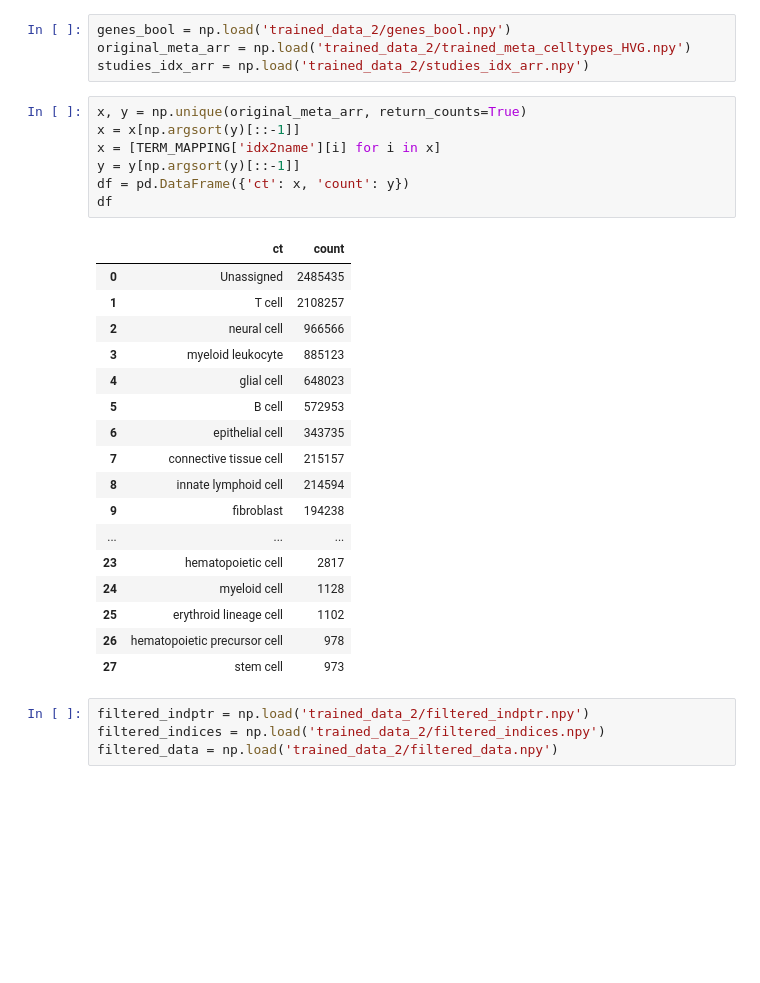
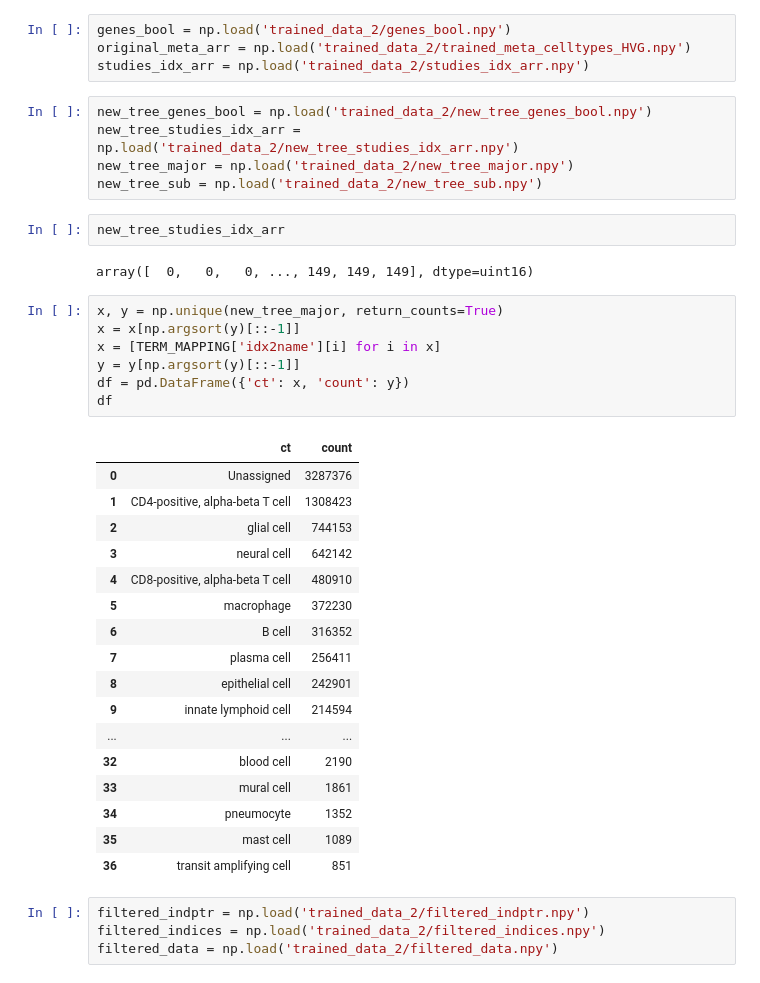
Before and after one commit to duyson1999/celltypes_prediction, a Jupyter notebook: SGD_partial_fit.ipynb, the cells around one changed output. Drawn from its saved outputs; the diff is of its cells as text; blank space fills up the shorter version.

Commit message:
train data on new tree cell types

```diff
--- a/SGD_partial_fit.ipynb
+++ b/SGD_partial_fit.ipynb
@@ -74,31 +75,40 @@ def convert_library_size(csr_cxg, n_genes=N_GENES, size_factor=DEFAULT_SIZE_FACT
 genes_bool = np.load('trained_data_2/genes_bool.npy')
 original_meta_arr = np.load('trained_data_2/trained_meta_celltypes_HVG.npy')
 studies_idx_arr = np.load('trained_data_2/studies_idx_arr.npy')
+# %%
+new_tree_genes_bool = np.load('trained_data_2/new_tree_genes_bool.npy')
+new_tree_studies_idx_arr = np.load('trained_data_2/new_tree_studies_idx_arr.npy')
+new_tree_major = np.load('trained_data_2/new_tree_major.npy')
+new_tree_sub = np.load('trained_data_2/new_tree_sub.npy')
+# %%
+new_tree_studies_idx_arr
+# %% [output]
+array([  0,   0,   0, ..., 149, 149, 149], dtype=uint16)
 # %%
-x, y = np.unique(original_meta_arr, return_counts=True)
+x, y = np.unique(new_tree_major, return_counts=True)
 x = x[np.argsort(y)[::-1]]
 x = [TERM_MAPPING['idx2name'][i] for i in x]
 y = y[np.argsort(y)[::-1]]
 df = pd.DataFrame({'ct': x, 'count': y})
 df
 # %% [output]
 |  | ct | count |
-| 0 | Unassigned | 2485435 |
-| 1 | T cell | 2108257 |
-| 2 | neural cell | 966566 |
-| 3 | myeloid leukocyte | 885123 |
-| 4 | glial cell | 648023 |
-| 5 | B cell | 572953 |
-| 6 | epithelial cell | 343735 |
-| 7 | connective tissue cell | 215157 |
-| 8 | innate lymphoid cell | 214594 |
-| 9 | fibroblast | 194238 |
+| 0 | Unassigned | 3287376 |
+| 1 | CD4-positive, alpha-beta T cell | 1308423 |
+| 2 | glial cell | 744153 |
+| 3 | neural cell | 642142 |
+| 4 | CD8-positive, alpha-beta T cell | 480910 |
+| 5 | macrophage | 372230 |
+| 6 | B cell | 316352 |
+| 7 | plasma cell | 256411 |
+| 8 | epithelial cell | 242901 |
+| 9 | innate lymphoid cell | 214594 |
 | ... | ... | ... |
-| 23 | hematopoietic cell | 2817 |
-| 24 | myeloid cell | 1128 |
-| 25 | erythroid lineage cell | 1102 |
-| 26 | hematopoietic precursor cell | 978 |
-| 27 | stem cell | 973 |
+| 32 | blood cell | 2190 |
+| 33 | mural cell | 1861 |
+| 34 | pneumocyte | 1352 |
+| 35 | mast cell | 1089 |
+| 36 | transit amplifying cell | 851 |
 # %%
 filtered_indptr = np.load('trained_data_2/filtered_indptr.npy')
 filtered_indices = np.load('trained_data_2/filtered_indices.npy')
```
Also changed, not shown: parts of 20 cells of this notebook, 8 other files.
